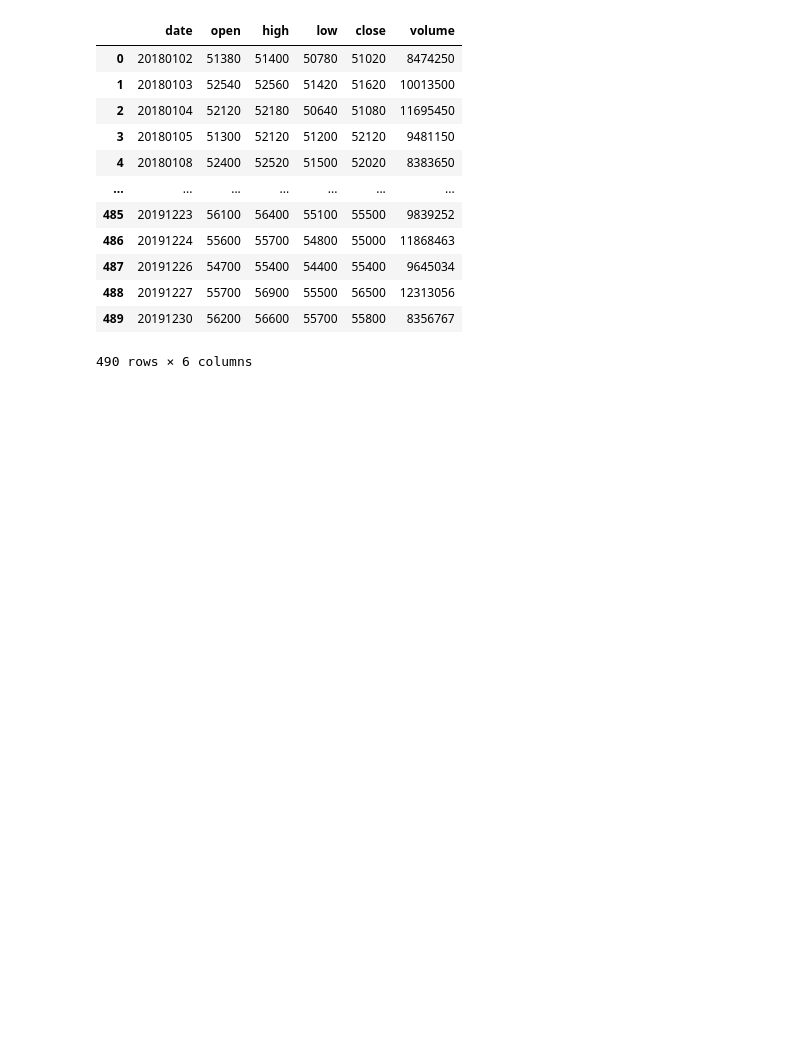
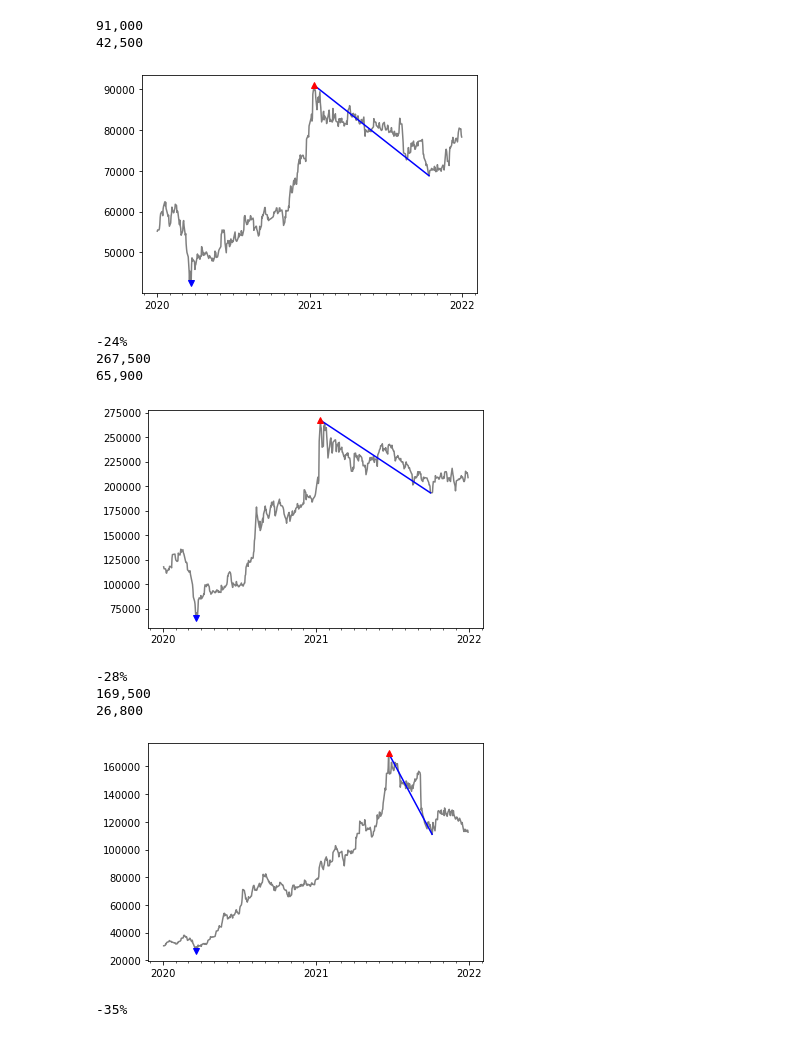
Before and after one commit to quantylab/rltrader, a Jupyter notebook: notebooks/mdd.ipynb, the cells around one changed output. Drawn from its saved outputs; the diff is of its cells as text; code cells hidden in the pictures; blank space fills up the shorter version.

```diff
--- a/notebooks/mdd.ipynb
+++ b/notebooks/mdd.ipynb
@@ -45,11 +45,8 @@ def calc_mdd(list_x, list_pv):
 # %%
 codes = [
     '005930',  # 삼성전자
+    '005380',  # 현대차
     '035720',  # 카카오
-    '051910',  # LG화학
-    '005380',  # 현대차
-    '068270',  # 셀트리온
-    '005490',  # POSCO
 ]
 # %%
 for code in codes:
@@ -85,17 +70,19 @@ for code in codes:
-# %%
-chart_data, _ = data_manager.load_data('005930', date_from='20180101', date_to='20191231', ver='v3')
-chart_data
-# %% [output]
-|  | date | open | high | low | close | volume |
-| 0 | 20180102 | 51380 | 51400 | 50780 | 51020 | 8474250 |
-| 1 | 20180103 | 52540 | 52560 | 51420 | 51620 | 10013500 |
-| 2 | 20180104 | 52120 | 52180 | 50640 | 51080 | 11695450 |
-| 3 | 20180105 | 51300 | 52120 | 51200 | 52120 | 9481150 |
-| 4 | 20180108 | 52400 | 52520 | 51500 | 52020 | 8383650 |
-| ... | ... | ... | ... | ... | ... | ... |
-| 485 | 20191223 | 56100 | 56400 | 55100 | 55500 | 9839252 |
-| 486 | 20191224 | 55600 | 55700 | 54800 | 55000 | 11868463 |
-| 487 | 20191226 | 54700 | 55400 | 54400 | 55400 | 9645034 |
-| 488 | 20191227 | 55700 | 56900 | 55500 | 56500 | 12313056 |
-| 489 | 20191230 | 56200 | 56600 | 55700 | 55800 | 8356767 |
-490 rows × 6 columns
+# %%
+for code in codes:
+    chart_data, _ = data_manager.load_data(code, date_from='20200101', date_to='20211231', ver='v3')
+    print('{:,}'.format(chart_data['close'].max()))
+    print('{:,}'.format(chart_data['close'].min()))
+    print('{:.0f}%'.format(round(calc_mdd(chart_data['date'], chart_data['close']) * 100)))
+# %% [output]
+91,000
+42,500
+[figure, added]
+-24%
+267,500
+65,900
+[figure, added]
+-28%
+169,500
+26,800
+[figure, added]
+-35%
```
Also changed, not shown: parts of 1 cell of this notebook, 5 other files.
